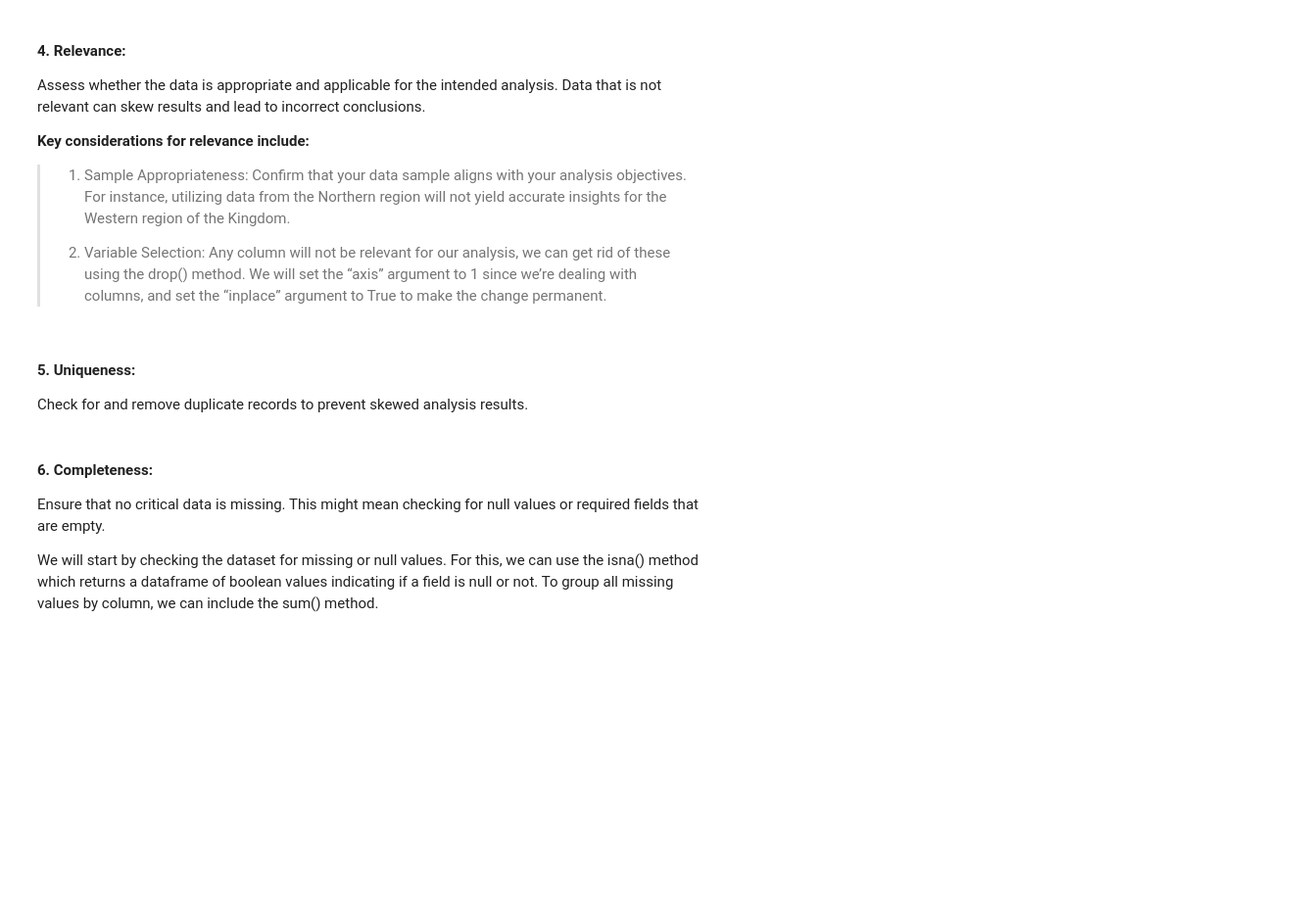
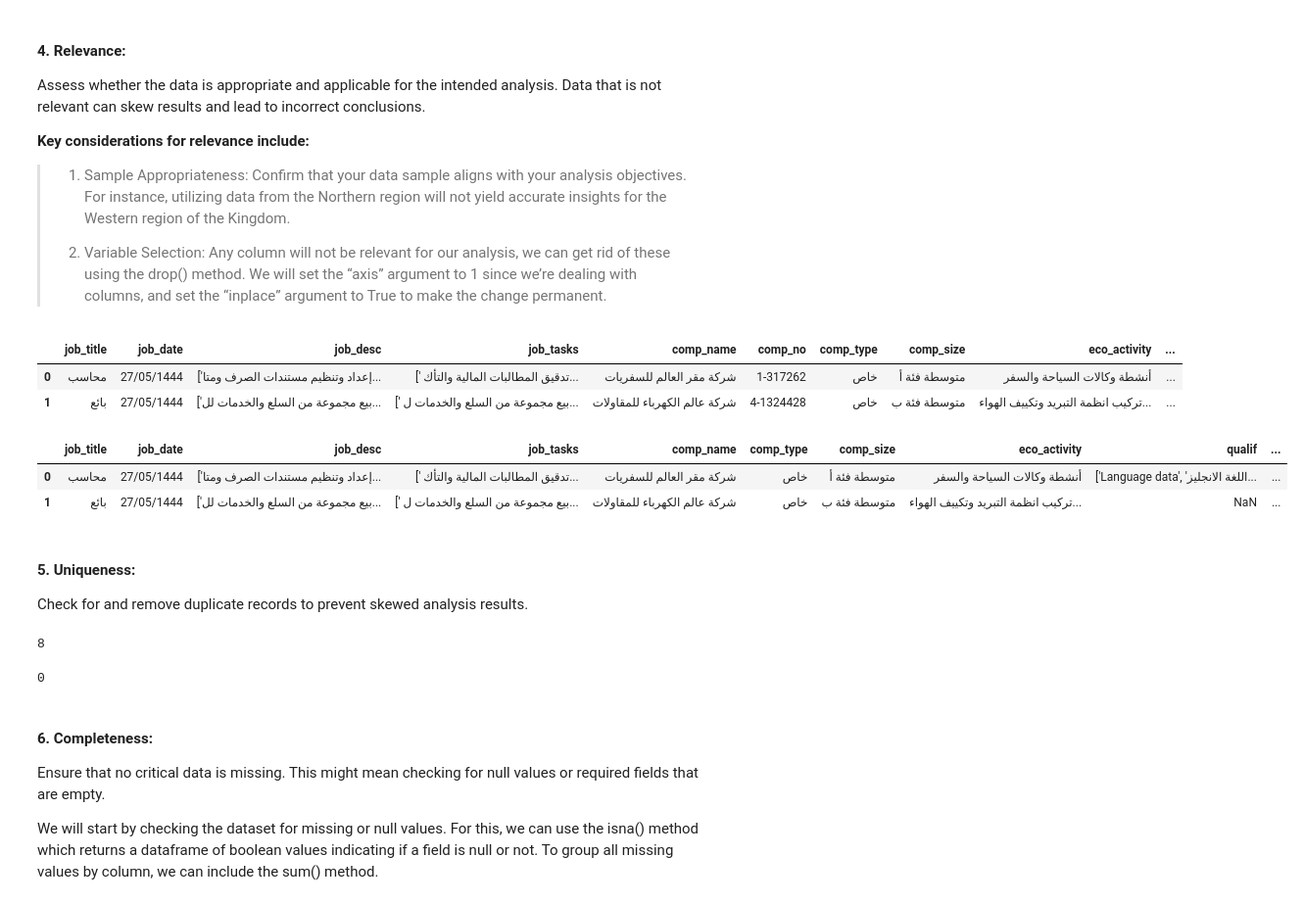
Before and after one commit to Tw-0l/job_postings_SA, a Jupyter notebook: EDA explain template 5.ipynb, the cells around one changed output. Shown at 98% size. Drawn from its saved outputs; the diff is of its cells as text; code cells hidden in the pictures; blank space fills up the shorter version.

```diff
--- a/EDA explain template 5.ipynb
+++ b/EDA explain template 5.ipynb
@@ -117,6 +90,24 @@ Assess whether the data is appropriate and applicable for the intended analysis.
 > 1. Sample Appropriateness: Confirm that your data sample aligns with your analysis objectives. For instance, utilizing data from the Northern region will not yield accurate insights for the Western region of the Kingdom.
 >
 > 2. Variable Selection: Any column will not be relevant for our analysis, we can get rid of these using the drop() method. We will set the “axis” argument to 1 since we’re dealing with columns, and set the “inplace” argument to True to make the change permanent.
+# %%
+df.head(2)
+# %% [output]
+|  | job_title | job_date | job_desc | job_tasks | comp_name | comp_no | comp_type | comp_size | eco_activity | ... |
+| 0 | محاسب | 27/05/1444 | ['إعداد وتنظيم مستندات الصرف ومتا... | [' تدقيق المطالبات المالية والتأك... | شركة مقر العالم للسفريات | 1-317262 | خاص | متوسطة فئة أ | أنشطة وكالات السياحة والسفر | ... |
+| 1 | بائع | 27/05/1444 | ['بيع مجموعة من السلع والخدمات لل... | [' بيع مجموعة من السلع والخدمات ل... | شركة عالم الكهرباء للمقاولات | 4-1324428 | خاص | متوسطة فئة ب | تركيب انظمة التبريد وتكييف الهواء... | ... |
+# %%
+#dont need comp_no in our analysis
+df.drop('comp_no',axis = 1,inplace = True)
+# %%
+#dont need job_post_id in our analysis
+df.drop('job_post_id',axis = 1,inplace = True)
+# %%
+df.head(2)
+# %% [output]
+|  | job_title | job_date | job_desc | job_tasks | comp_name | comp_type | comp_size | eco_activity | qualif | ... |
+| 0 | محاسب | 27/05/1444 | ['إعداد وتنظيم مستندات الصرف ومتا... | [' تدقيق المطالبات المالية والتأك... | شركة مقر العالم للسفريات | خاص | متوسطة فئة أ | أنشطة وكالات السياحة والسفر | ['Language data', 'اللغة الانجليز... | ... |
+| 1 | بائع | 27/05/1444 | ['بيع مجموعة من السلع والخدمات لل... | [' بيع مجموعة من السلع والخدمات ل... | شركة عالم الكهرباء للمقاولات | خاص | متوسطة فئة ب | تركيب انظمة التبريد وتكييف الهواء... | NaN | ... |
 # %% [markdown]
 #### 5. Uniqueness:
 Check for and remove duplicate records to prevent skewed analysis results.
@@ -122,0 +116,5 @@ Check for and remove duplicate records to prevent skewed analysis results.
+# %%
+# cheak if D-tale right
+print(df.duplicated().sum())
+# %% [output]
+8
@@ -123,3 +123,7 @@ Check for and remove duplicate records to prevent skewed analysis results.
+# %%
+print(df.duplicated().sum())
+# %% [output]
+0
 # %%
 # go to delete duplicates columns
 # %% [markdown]
```
Also changed, not shown: parts of 38 cells of this notebook, 7 other files.
